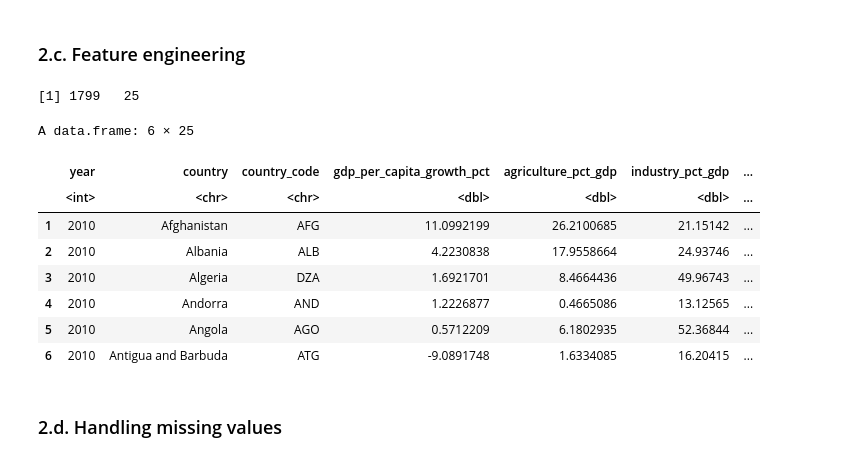
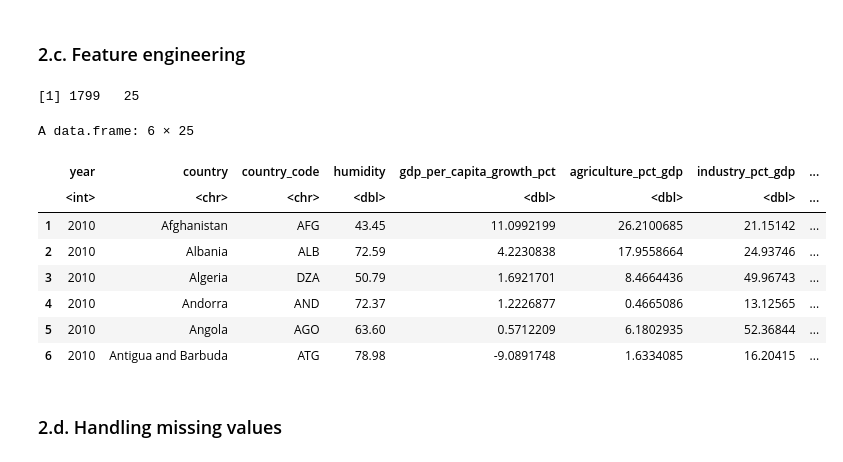
Before and after one commit to huseyinpolat-ds/UW_WNE_DSBA_Master_Thesis_437969, a Jupyter notebook: Thesis_EDA.ipynb, the cells around one changed output. Saved outputs shown, nothing was run; the diff lists cells and outputs as text; code cells hidden in the pictures.

```diff
--- a/Thesis_EDA.ipynb
+++ b/Thesis_EDA.ipynb
@@ -487,41 +469,41 @@ all_indicators_filtered$gdp_per_capita_growth_pct[all_indicators_filtered$gdp_pe
 # %%
 # Label EU ETS country-year records
 all_indicators_filtered$is_eu_ets <- ifelse(!is.na(all_indicators_filtered$free_EUAs) | !is.na(all_indicators_filtered$auctioned_sold_EUAs) ,TRUE,FALSE)
 
 # Apply log transformation for all columns except percentages
 all_indicators_filtered <- all_indicators_filtered %>%
   mutate_at(vars(PM25_Cities, PM25_rural, PM25_Total, PM25_Towns, PM25_Urban,
                  gdp_per_capita, gni, pop_total, pop_density, pop_urban, pop_rural,
-                 precipitation, humidity, avg_surface_temp,
+                 precipitation, avg_surface_temp,
                  free_EUAs, total_EUAs, auctioned_sold_EUAs),
              list(log = ~log(.)))
 # Drop the original columns that log transformation is applied
 all_indicators_filtered <- all_indicators_filtered %>%
   select(-PM25_Cities, -PM25_rural, -PM25_Total, -PM25_Towns, -PM25_Urban,
          -gdp_per_capita, -gni, -pop_total, -pop_density, -pop_urban, -pop_rural,
-         -precipitation, -humidity, -avg_surface_temp,
+         -precipitation, -avg_surface_temp,
          -free_EUAs, -total_EUAs, -auctioned_sold_EUAs)
 
 # Drop unnecassary indicators
 # For now I decided to drop the rural and urban population counts, since we are already employing the total population count.
 # Instead I am employing rural and urban population as a share of total population in percentages.
 # Instead of GNI, we are employing GDP per capita
 all_indicators_filtered <- all_indicators_filtered %>% select(-c(gni_log,pop_rural_log,pop_urban_log,total_EUAs_log))
 
 # Check final dataset
 print(dim(all_indicators_filtered))
 head(all_indicators_filtered)
 # %% [output]
 [1] 1799   25
 A data.frame: 6 × 25
-|  | year | country | country_code | gdp_per_capita_growth_pct | agriculture_pct_gdp | industry_pct_gdp | ... |
-|  | <int> | <chr> | <chr> | <dbl> | <dbl> | <dbl> | ... |
-| 1 | 2010 | Afghanistan | AFG | 11.0992199 | 26.2100685 | 21.15142 | ... |
-| 2 | 2010 | Albania | ALB | 4.2230838 | 17.9558664 | 24.93746 | ... |
-| 3 | 2010 | Algeria | DZA | 1.6921701 | 8.4664436 | 49.96743 | ... |
-| 4 | 2010 | Andorra | AND | 1.2226877 | 0.4665086 | 13.12565 | ... |
-| 5 | 2010 | Angola | AGO | 0.5712209 | 6.1802935 | 52.36844 | ... |
-| 6 | 2010 | Antigua and Barbuda | ATG | -9.0891748 | 1.6334085 | 16.20415 | ... |
+|  | year | country | country_code | humidity | gdp_per_capita_growth_pct | agriculture_pct_gdp | industry_pct_gdp | ... |
+|  | <int> | <chr> | <chr> | <dbl> | <dbl> | <dbl> | <dbl> | ... |
+| 1 | 2010 | Afghanistan | AFG | 43.45 | 11.0992199 | 26.2100685 | 21.15142 | ... |
+| 2 | 2010 | Albania | ALB | 72.59 | 4.2230838 | 17.9558664 | 24.93746 | ... |
+| 3 | 2010 | Algeria | DZA | 50.79 | 1.6921701 | 8.4664436 | 49.96743 | ... |
+| 4 | 2010 | Andorra | AND | 72.37 | 1.2226877 | 0.4665086 | 13.12565 | ... |
+| 5 | 2010 | Angola | AGO | 63.60 | 0.5712209 | 6.1802935 | 52.36844 | ... |
+| 6 | 2010 | Antigua and Barbuda | ATG | 78.98 | -9.0891748 | 1.6334085 | 16.20415 | ... |
 # %% [markdown]
 ### 2.d. Handling missing values
 # %%
```
Also changed, not shown: parts of 9 cells of this notebook.
